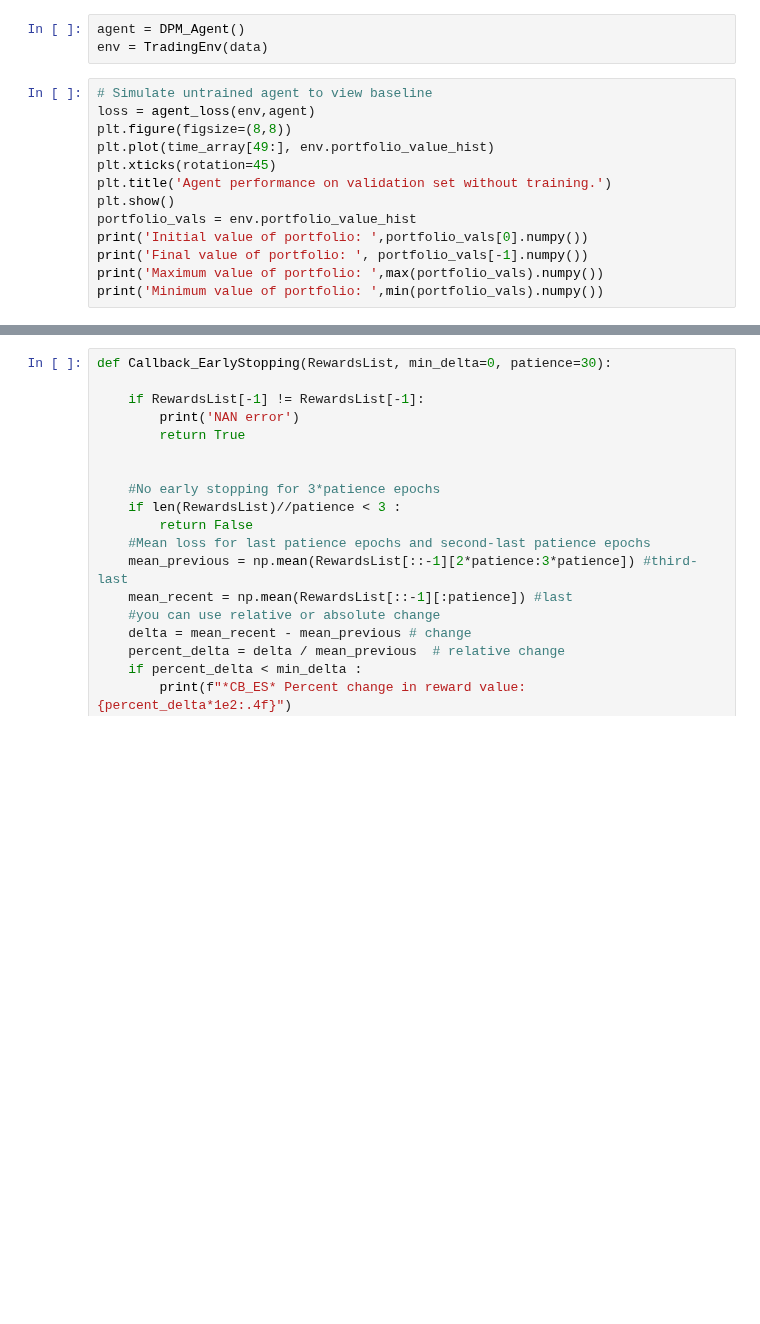
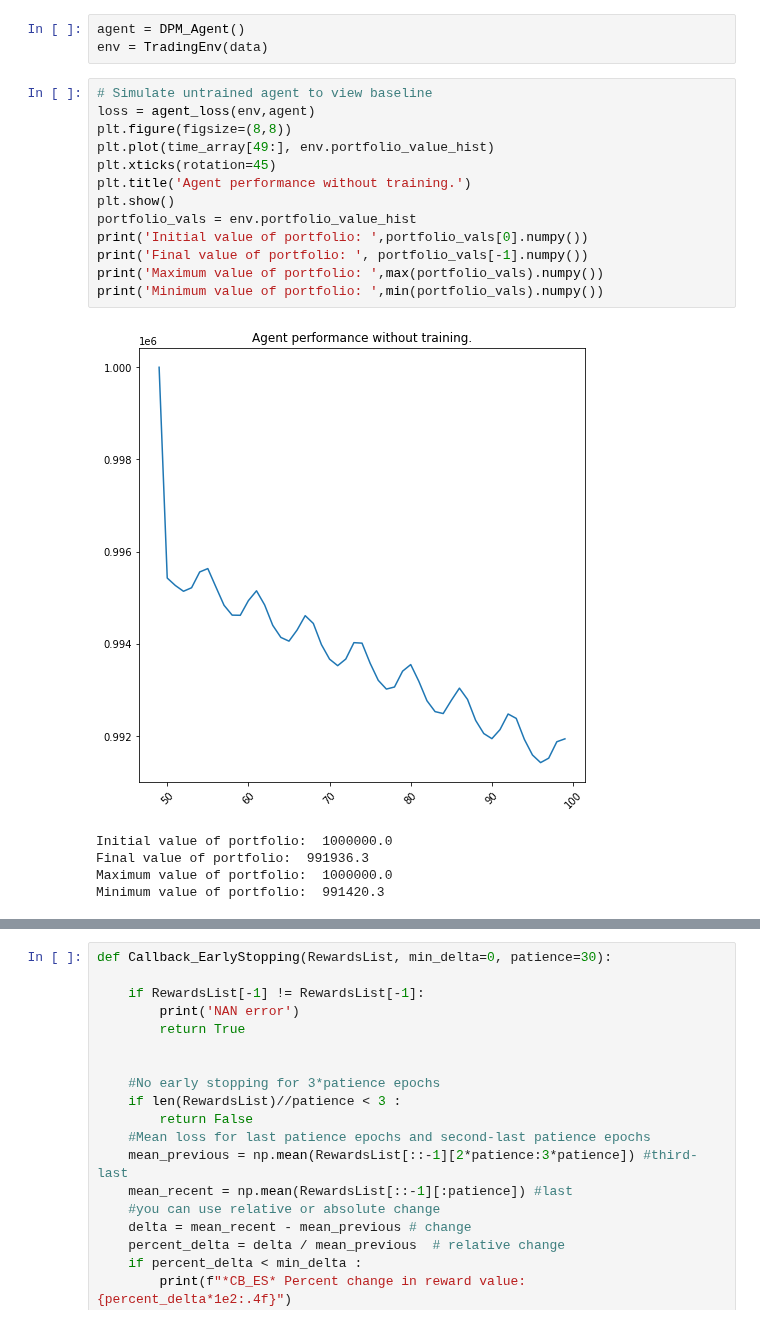
Before and after one commit to rajindermavi/portfolio_management, a Jupyter notebook: portfolio_management/test_training_synth_data.ipynb, the cells around one changed output, grey strips where cells are left out. Cells and saved outputs as stored; diff of their text form; blank space fills up the shorter version.

```diff
--- a/portfolio_management/test_training_synth_data.ipynb
+++ b/portfolio_management/test_training_synth_data.ipynb
@@ -26,16 +43,22 @@ env = TradingEnv(data)
 # %%
 # Simulate untrained agent to view baseline
 loss = agent_loss(env,agent)
 plt.figure(figsize=(8,8))
 plt.plot(time_array[49:], env.portfolio_value_hist)
 plt.xticks(rotation=45)
-plt.title('Agent performance on validation set without training.')
+plt.title('Agent performance without training.')
 plt.show()
 portfolio_vals = env.portfolio_value_hist
 print('Initial value of portfolio: ',portfolio_vals[0].numpy())
 print('Final value of portfolio: ', portfolio_vals[-1].numpy())
 print('Maximum value of portfolio: ',max(portfolio_vals).numpy())
 print('Minimum value of portfolio: ',min(portfolio_vals).numpy())
+# %% [output]
+[figure, added]
+Initial value of portfolio:  1000000.0
+Final value of portfolio:  991936.3
+Maximum value of portfolio:  1000000.0
+Minimum value of portfolio:  991420.3
 # %%
 TRADING_DAYS_PER_YEAR = 253
 
```
Also changed, not shown: parts of 9 cells of this notebook, 1 other file.
